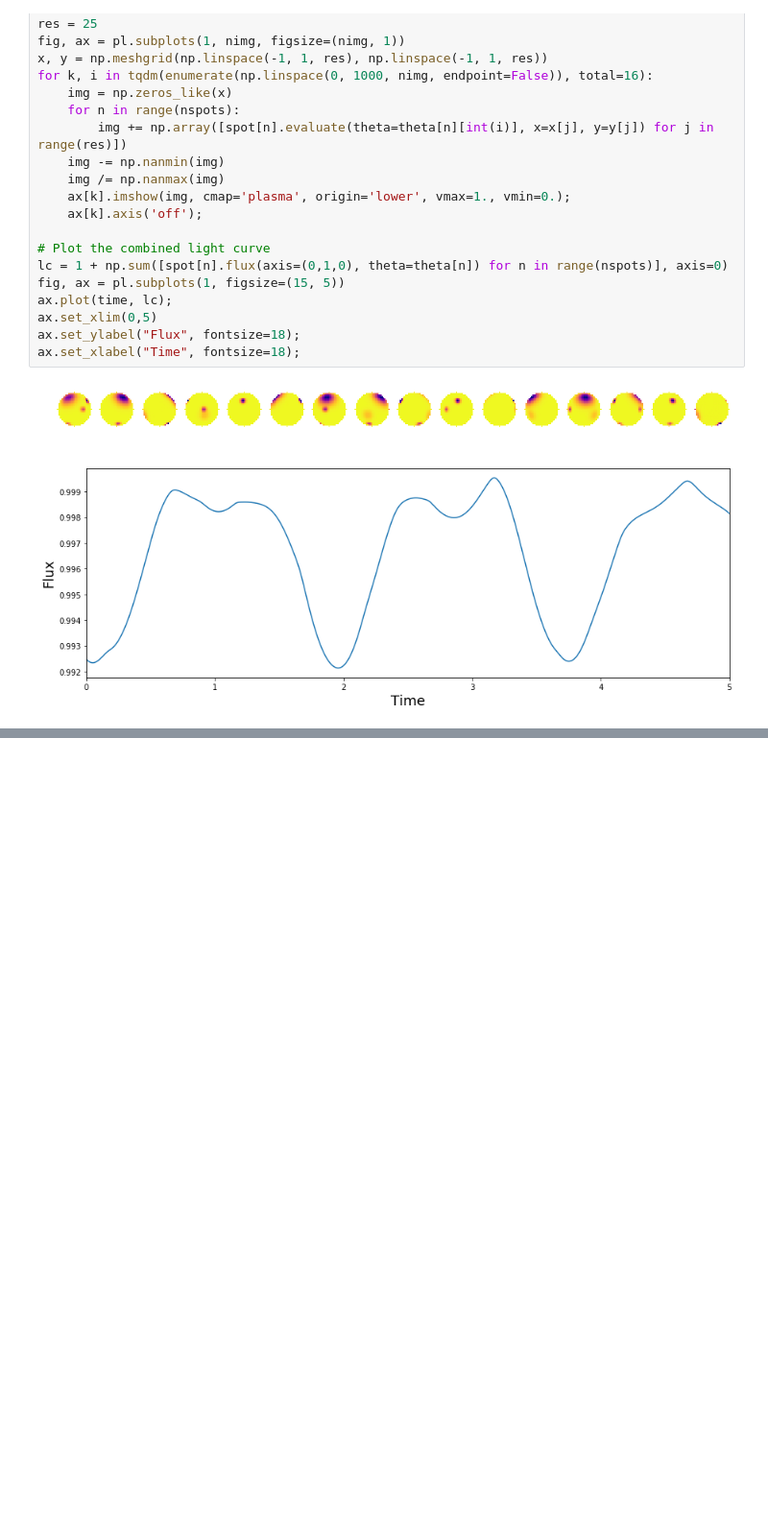
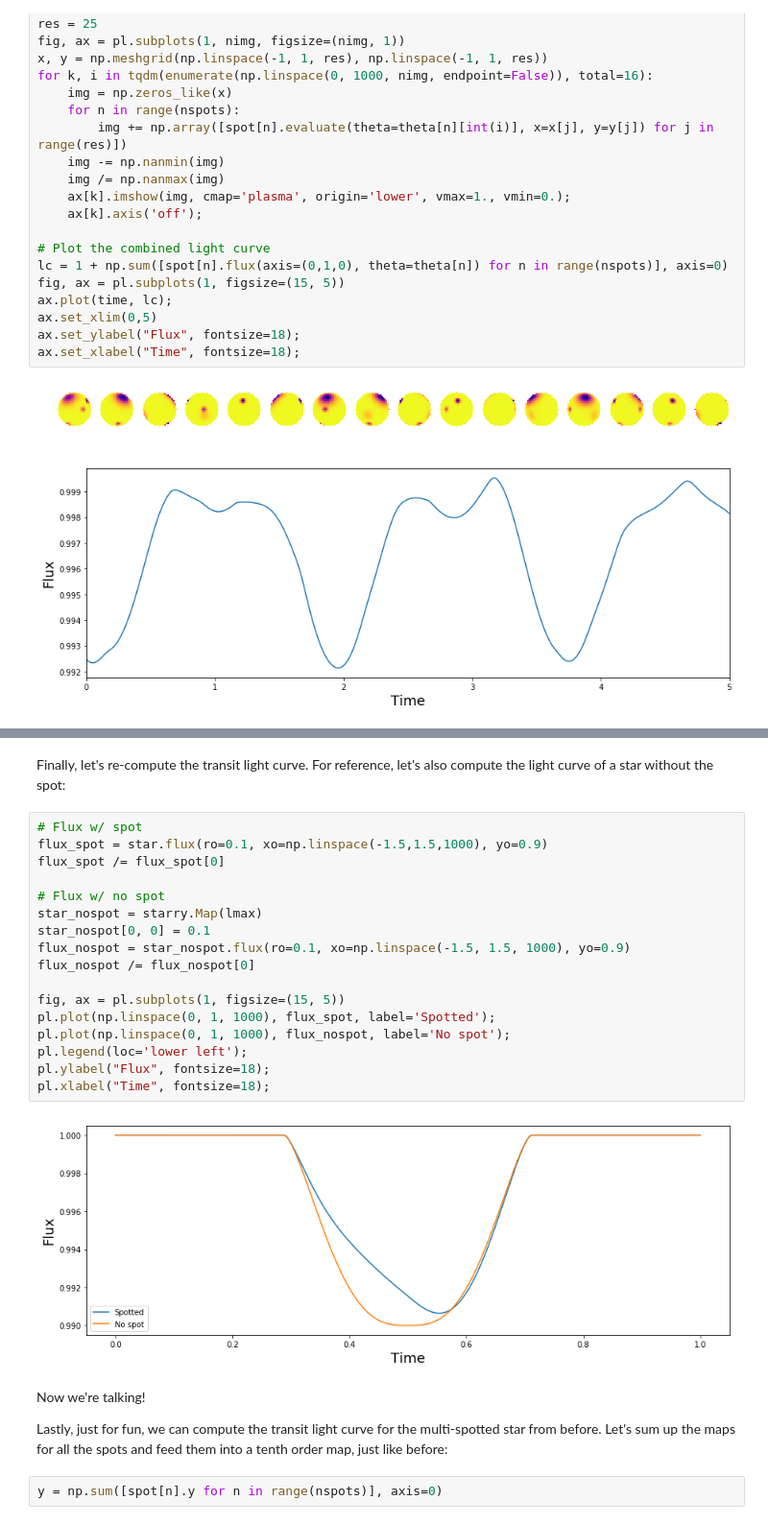
Before and after one commit to rodluger/starry, a Jupyter notebook: docs/tutorials/spottedstar.ipynb, the cells around one changed output, grey strips where cells are left out. Shown at 96% size. Drawn from its saved outputs; the diff is of its cells as text; blank space fills up the shorter version.

```diff
--- a/docs/tutorials/spottedstar.ipynb
+++ b/docs/tutorials/spottedstar.ipynb
@@ -107,0 +148,27 @@ ax.set_xlabel("Time", fontsize=18);
+# %% [markdown]
+Finally, let's re-compute the transit light curve. For reference, let's also compute the light curve of a star without the spot:
+# %%
+# Flux w/ spot
+flux_spot = star.flux(ro=0.1, xo=np.linspace(-1.5,1.5,1000), yo=0.9)
+flux_spot /= flux_spot[0]
+
+# Flux w/ no spot
+star_nospot = starry.Map(lmax)
+star_nospot[0, 0] = 0.1
+flux_nospot = star_nospot.flux(ro=0.1, xo=np.linspace(-1.5, 1.5, 1000), yo=0.9)
+flux_nospot /= flux_nospot[0]
+
+fig, ax = pl.subplots(1, figsize=(15, 5))
+pl.plot(np.linspace(0, 1, 1000), flux_spot, label='Spotted');
+pl.plot(np.linspace(0, 1, 1000), flux_nospot, label='No spot');
+pl.legend(loc='lower left');
+pl.ylabel("Flux", fontsize=18);
+pl.xlabel("Time", fontsize=18);
+# %% [output]
+[figure, added]
+# %% [markdown]
+Now we're talking!
+
+Lastly, just for fun, we can compute the transit light curve for the multi-spotted star from before. Let's sum up the maps for all the spots and feed them into a tenth order map, just like before:
+# %%
+y = np.sum([spot[n].y for n in range(nspots)], axis=0)
```
Also changed, not shown: parts of 16 cells of this notebook, 14 other files.
